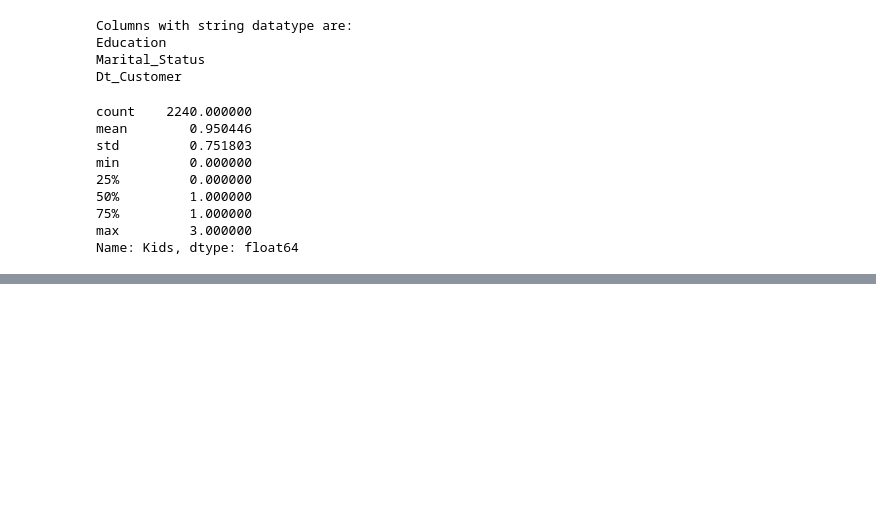
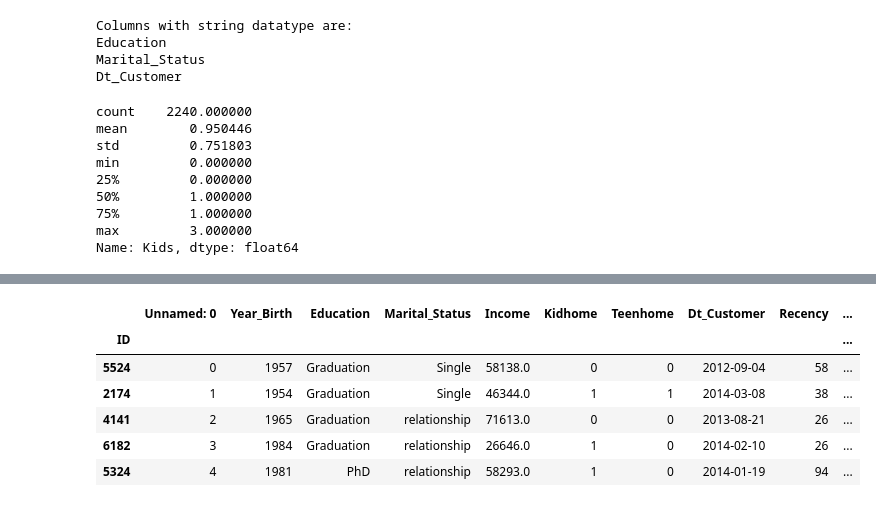
Before and after one commit to julessa/Rush5PDG4, a Jupyter notebook: ML/ml.ipynb, the cells around one changed output, grey strips where cells are left out. Drawn from its saved outputs; the diff is of its cells as text; code cells hidden in the pictures; blank space fills up the shorter version.

```diff
--- a/ML/ml.ipynb
+++ b/ML/ml.ipynb
@@ -113,3 +96,13 @@ fig = px.bar(df_Edu,
             color='Marital_Status')
 fig.update_layout(width=800, height=400, title='Education ')
 fig.show()
+# %%
+df.head()
+# %% [output]
+|  | Unnamed: 0 | Year_Birth | Education | Marital_Status | Income | Kidhome | Teenhome | Dt_Customer | Recency | ... |
+| ID |  |  |  |  |  |  |  |  |  | ... |
+| 5524 | 0 | 1957 | Graduation | Single | 58138.0 | 0 | 0 | 2012-09-04 | 58 | ... |
+| 2174 | 1 | 1954 | Graduation | Single | 46344.0 | 1 | 1 | 2014-03-08 | 38 | ... |
+| 4141 | 2 | 1965 | Graduation | relationship | 71613.0 | 0 | 0 | 2013-08-21 | 26 | ... |
+| 6182 | 3 | 1984 | Graduation | relationship | 26646.0 | 1 | 0 | 2014-02-10 | 26 | ... |
+| 5324 | 4 | 1981 | PhD | relationship | 58293.0 | 1 | 0 | 2014-01-19 | 94 | ... |
```
Also changed, not shown: parts of 19 cells of this notebook, 1 other file.
